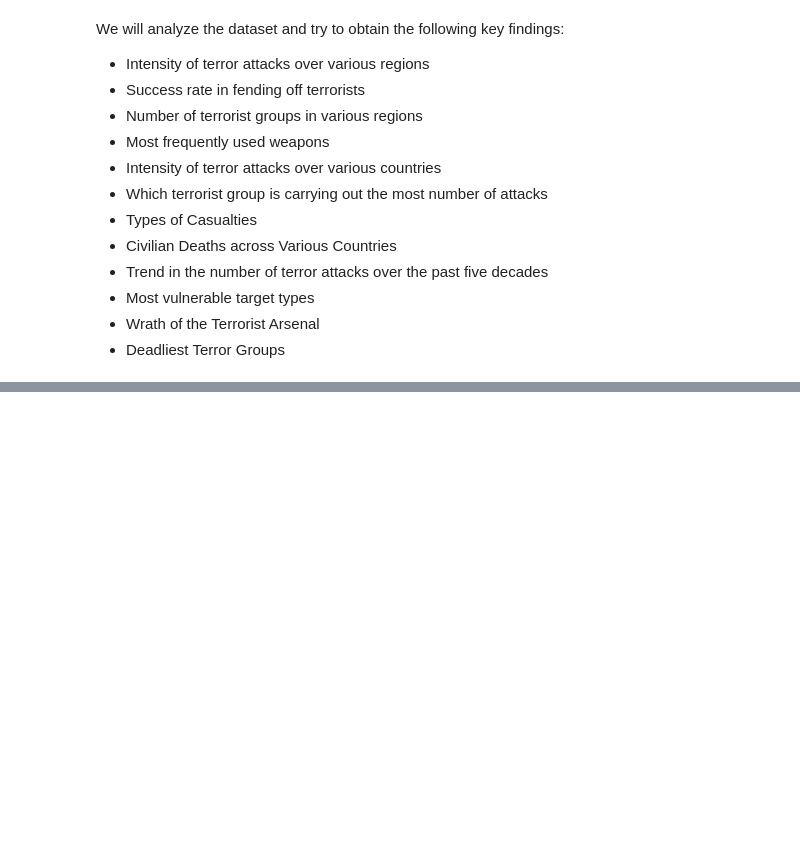
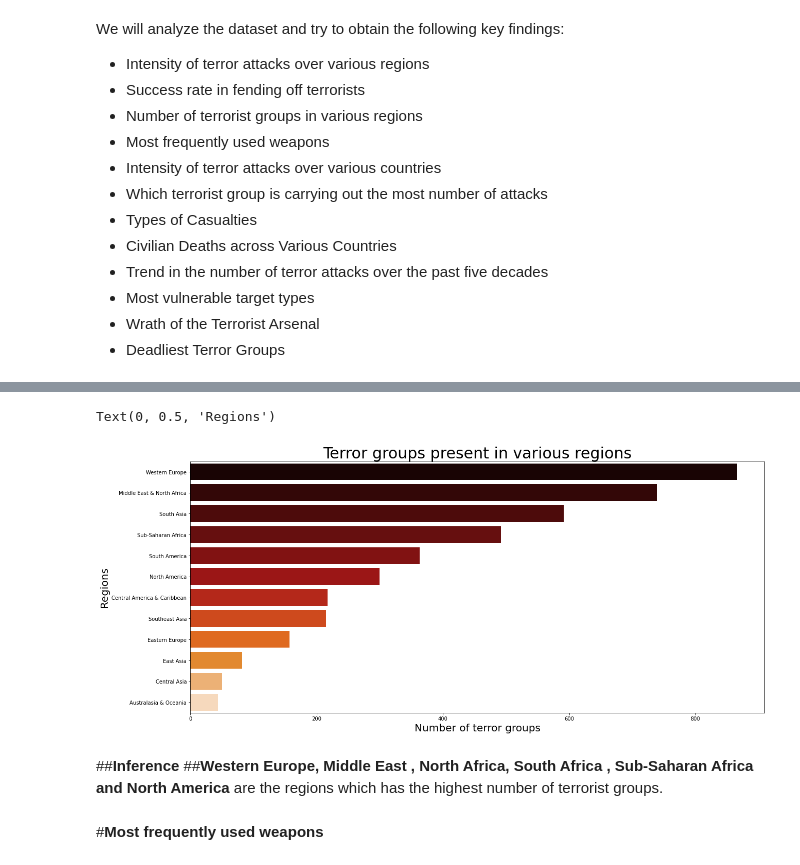
Before and after one commit to manjusreekc/EDA-Global-Terrorism-Analysis, a Jupyter notebook: Global_Terrorism_Analysis_EDA_Capstone_Project.ipynb, the cells around one changed output, grey strips where cells are left out. Drawn from its saved outputs; the diff is of its cells as text; code cells hidden in the pictures; blank space fills up the shorter version.

```diff
--- a/Global_Terrorism_Analysis_EDA_Capstone_Project.ipynb
+++ b/Global_Terrorism_Analysis_EDA_Capstone_Project.ipynb
@@ -160,0 +392,5 @@ We will analyze the dataset and try to obtain the following key findings:
+# %%
+df3=gtd_df.groupby("region_name").agg({"gname":"nunique"}).sort_values(by="gname",ascending=False)
+df3.rename(columns={"gname":"number_of_groups"},inplace=True)
+# %%
+df3.reset_index(inplace=True)
@@ -160,0 +413,14 @@ We will analyze the dataset and try to obtain the following key findings:
+# %%
+sns.barplot(data = df3, x = 'number_of_groups', y = 'region_name', ci = None, palette = 'gist_heat')
+sns.color_palette("mako", as_cmap=True)
+plt.title('Terror groups present in various regions', fontsize = 30)
+plt.xlabel('Number of terror groups', fontsize = 20)
+plt.ylabel('Regions', fontsize = 20)
+# %% [output]
+Text(0, 0.5, 'Regions')
+[figure, added]
+# %% [markdown]
+##**Inference**
+##**Western Europe, Middle East , North Africa, South Africa , Sub-Saharan Africa  and North America** are the regions which has the highest number of terrorist groups.
+# %% [markdown]
+#**Most frequently used weapons**
```
Also changed, not shown: parts of 38 cells of this notebook.
